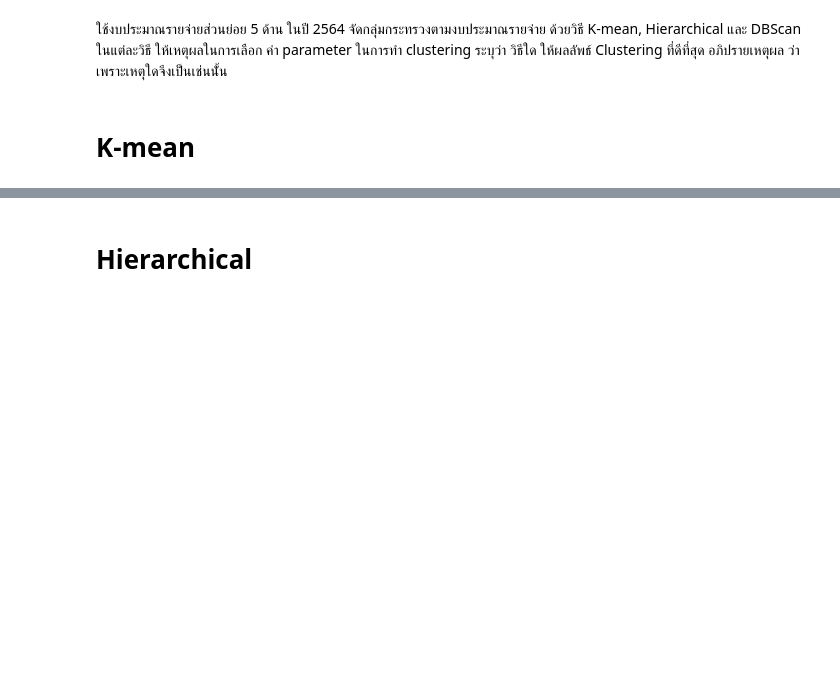
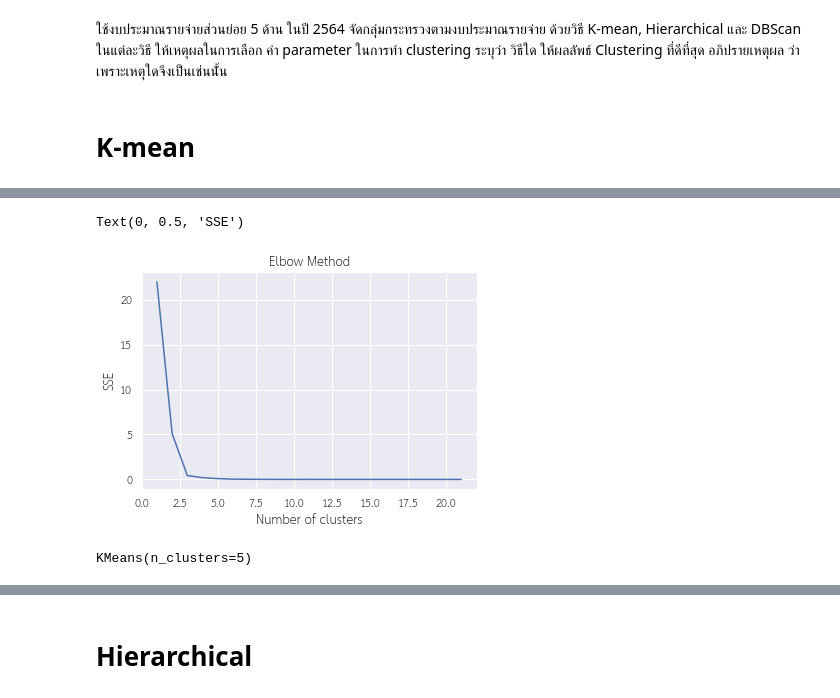
Before and after one commit to pant411/Assignment2_Stat_pp, a Jupyter notebook: part-cluster/cluster_analysis.ipynb, the cells around one changed output, grey strips where cells are left out. Cells and saved outputs as stored; diff of their text form; code cells hidden in the pictures; blank space fills up the shorter version.

```diff
--- a/part-cluster/cluster_analysis.ipynb
+++ b/part-cluster/cluster_analysis.ipynb
@@ -32,0 +99,5 @@ from sklearn.cluster import KMeans
+# %%
+scaler = StandardScaler()
+array_normalized = scaler.fit_transform(k_mean_2564_1)
+k_mean_2564_1_normalized = pd.DataFrame(array_normalized)
+k_mean_2564_1_normalized.head()
@@ -32,0 +123,14 @@ from sklearn.cluster import KMeans
+# %%
+max_k = 22
+sse = []
+for i in range(1, max_k):
+    kmeans = KMeans(n_clusters=i)
+    kmeans.fit(k_mean_2564_1_normalized)
+    sse.append(kmeans.inertia_)
+plt.plot(range(1, max_k), sse)
+plt.title('Elbow Method')
+plt.xlabel('Number of clusters')
+plt.ylabel('SSE')
+# %% [output]
+Text(0, 0.5, 'SSE')
+[figure, added]
@@ -32,0 +139,5 @@ from sklearn.cluster import KMeans
+# %%
+kmeans_1 = KMeans(n_clusters=k_1)
+kmeans_1.fit(k_mean_2564_1_normalized)
+# %% [output]
+KMeans(n_clusters=5)
```
Also changed, not shown: parts of 16 cells of this notebook, 1 other file.
